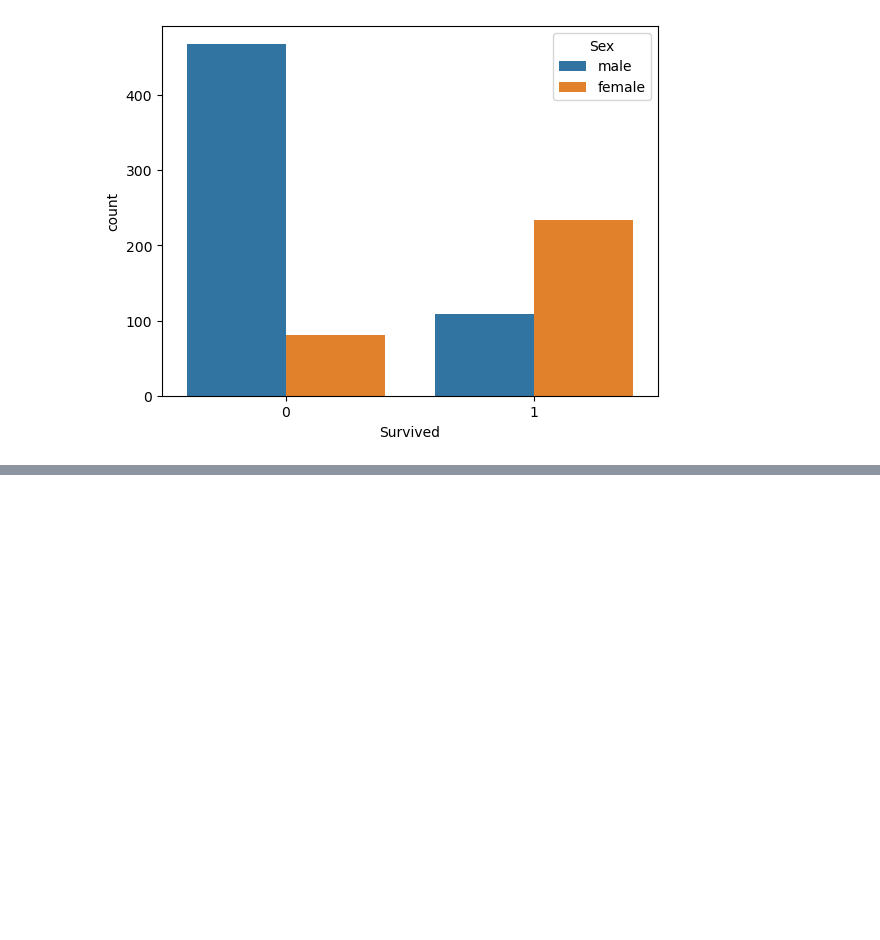
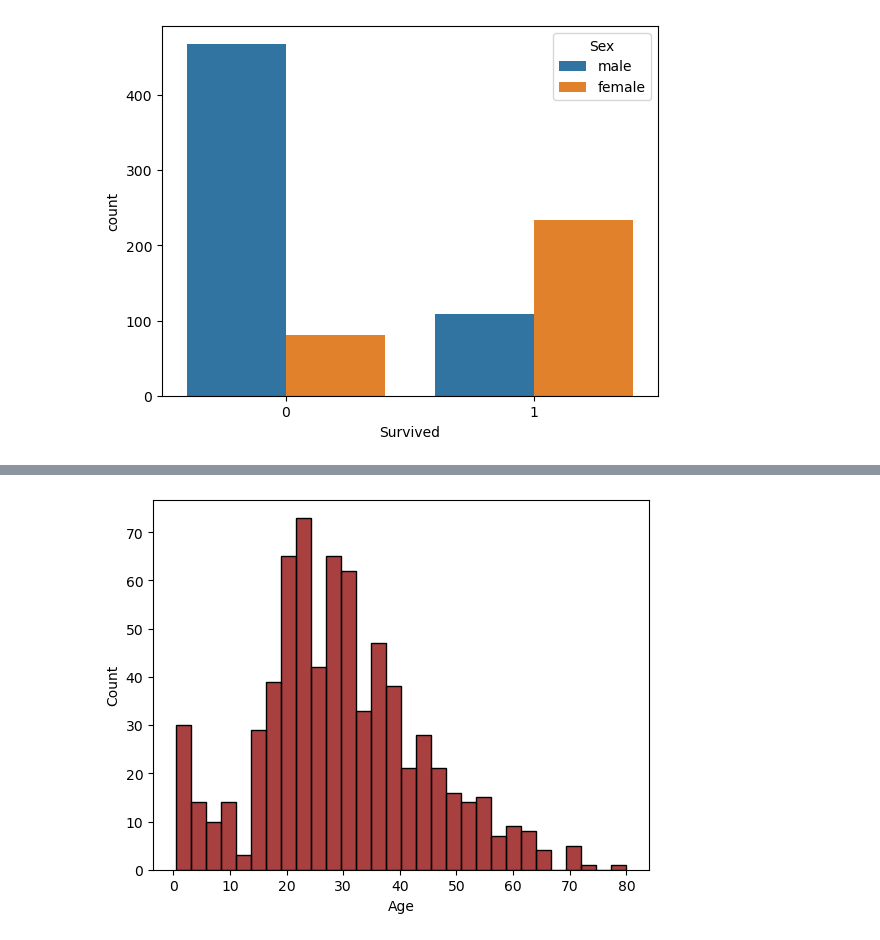
Before and after one commit to Krish-GenAI/PythonCrashCourseOct2025, a Jupyter notebook: src/EDA.ipynb, the cells around one changed output, grey strips where cells are left out. Drawn from its saved outputs; the diff is of its cells as text; code cells hidden in the pictures; blank space fills up the shorter version.

```diff
--- a/src/EDA.ipynb
+++ b/src/EDA.ipynb
@@ -57,0 +58,5 @@ plt.show()
+# %%
+sns.histplot(train['Age'].dropna(), bins=30, kde=False, color='darkred')
+plt.show()
+# %% [output]
+[figure, added]
```
Also changed, not shown: parts of 39 cells of this notebook, 2 other files.
